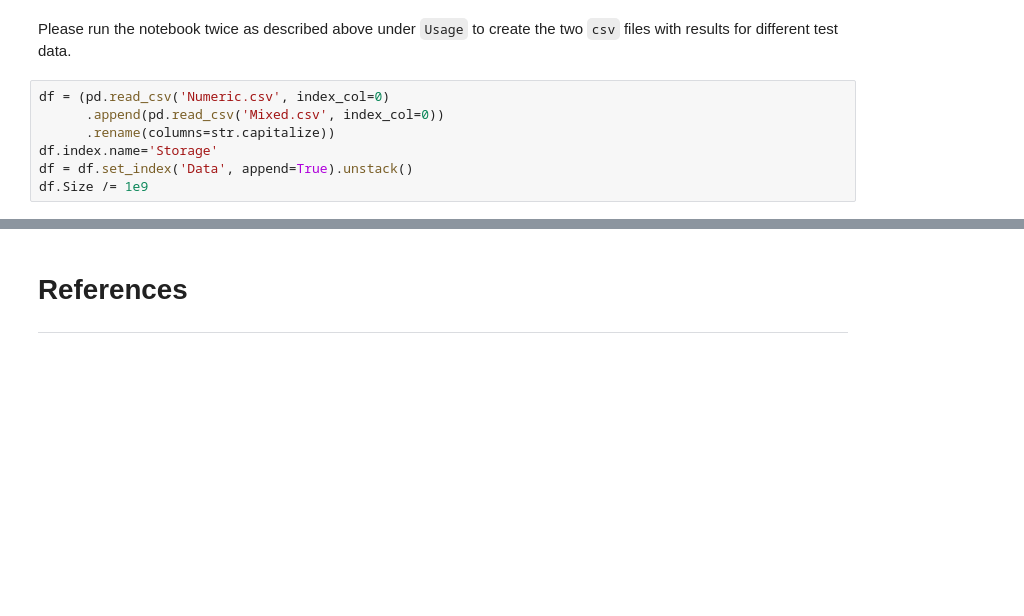
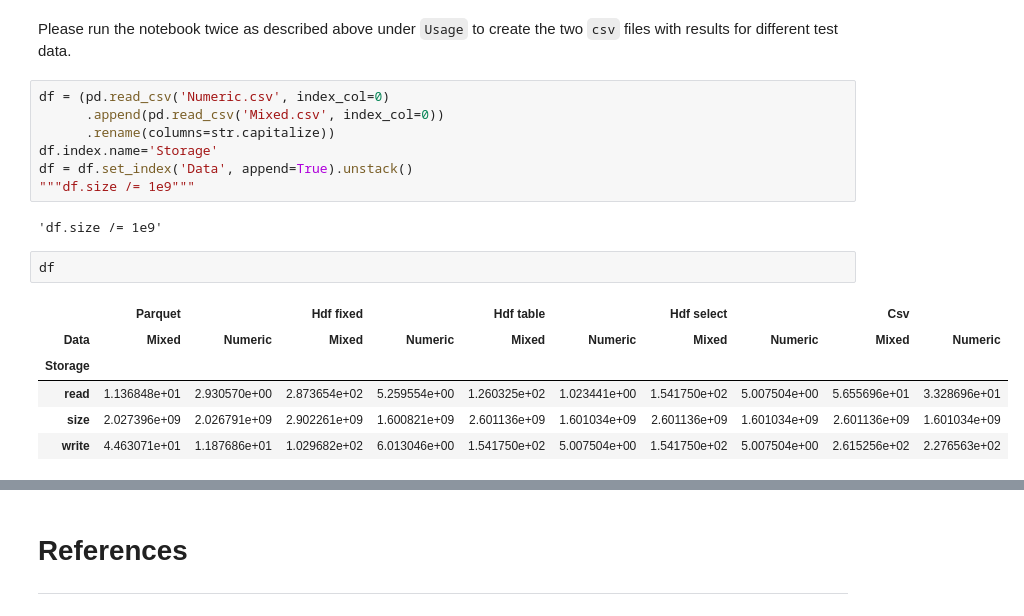
Before and after one commit to kyaiooiayk/ML-AI-DS-4-Finance, a Jupyter notebook: tutorials/data/Storage_benchmark.ipynb, the cells around one changed output, grey strips where cells are left out. Drawn from its saved outputs; the diff is of its cells as text; blank space fills up the shorter version.

```diff
--- a/tutorials/data/Storage_benchmark.ipynb
+++ b/tutorials/data/Storage_benchmark.ipynb
@@ -258,7 +282,18 @@ df = (pd.read_csv('Numeric.csv', index_col=0)
       .rename(columns=str.capitalize))
 df.index.name='Storage'
 df = df.set_index('Data', append=True).unstack()
-df.Size /= 1e9
+"""df.size /= 1e9"""
+# %% [output]
+'df.size /= 1e9'
+# %%
+df
+# %% [output]
+|  | Parquet |  | Hdf fixed |  | Hdf table |  | Hdf select |  | Csv |  |
+| Data | Mixed | Numeric | Mixed | Numeric | Mixed | Numeric | Mixed | Numeric | Mixed | Numeric |
+| Storage |  |  |  |  |  |  |  |  |  |  |
+| read | 1.136848e+01 | 2.930570e+00 | 2.873654e+02 | 5.259554e+00 | 1.260325e+02 | 1.023441e+00 | 1.541750e+02 | 5.007504e+00 | 5.655696e+01 | 3.328696e+01 |
+| size | 2.027396e+09 | 2.026791e+09 | 2.902261e+09 | 1.600821e+09 | 2.601136e+09 | 1.601034e+09 | 2.601136e+09 | 1.601034e+09 | 2.601136e+09 | 1.601034e+09 |
+| write | 4.463071e+01 | 1.187686e+01 | 1.029682e+02 | 6.013046e+00 | 1.541750e+02 | 5.007504e+00 | 1.541750e+02 | 5.007504e+00 | 2.615256e+02 | 2.276563e+02 |
 # %%
 fig, axes = plt.subplots(ncols=3, figsize=(16, 4))
 for i, op in enumerate(['Read', 'Write', 'Size']):
```
Also changed, not shown: parts of 10 cells of this notebook, 3 other files.
